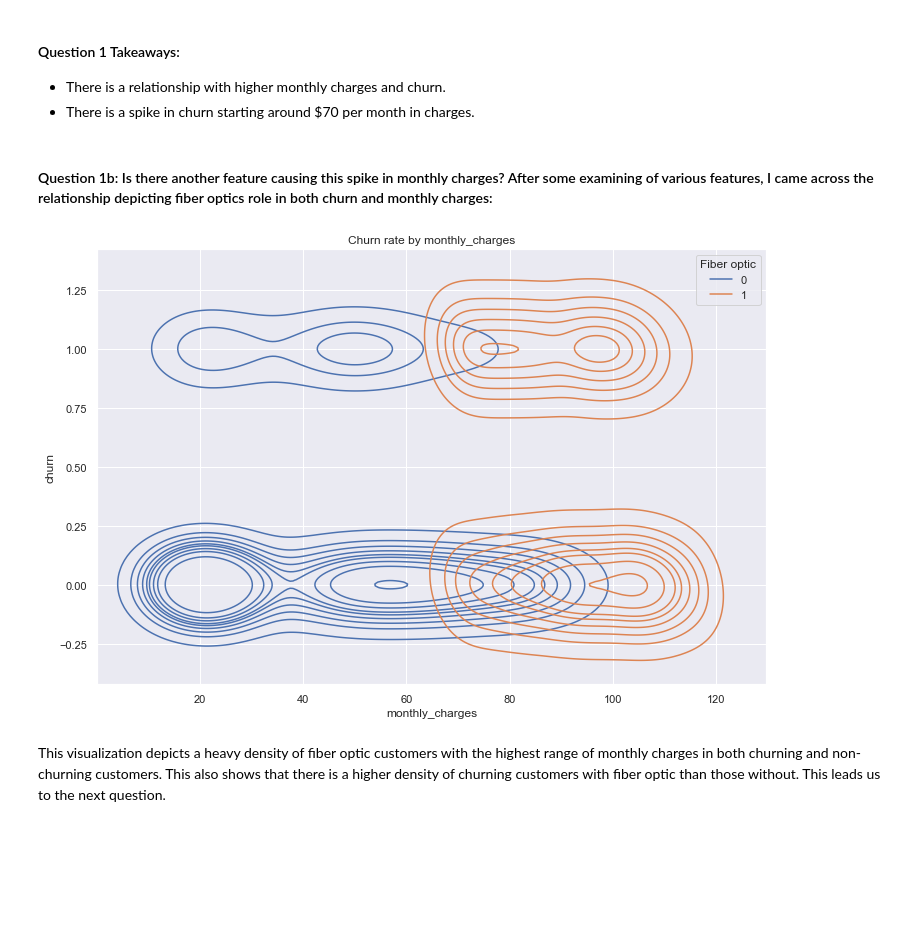
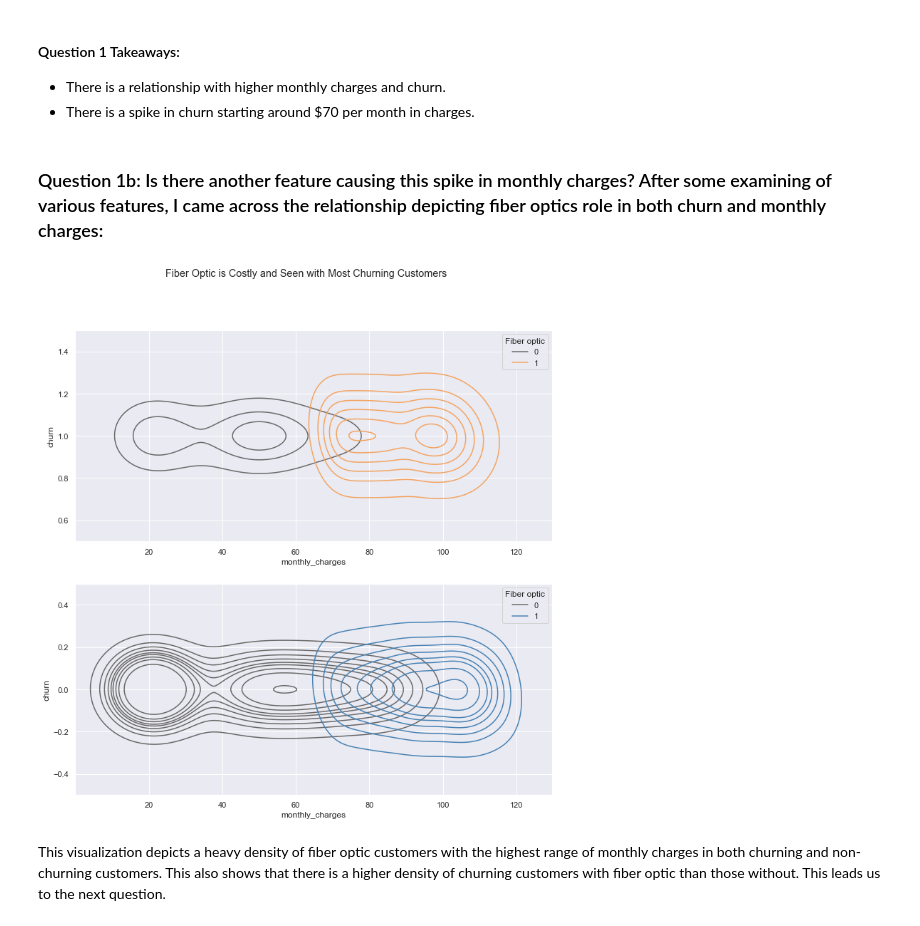
Before and after one commit to morgancross2/classification_project_telco, a Jupyter notebook: final_report.ipynb, the cells around one changed output. Cells and saved outputs as stored; diff of their text form; code cells hidden in the pictures; blank space fills up the shorter version.

```diff
--- a/final_report.ipynb
+++ b/final_report.ipynb
@@ -132,10 +144,6 @@ More specifically:
 # %%
 # Prepare the data
 telco = prepare.prep_telco(telco)
-# %%
-# Feature engineer 'extras', a count of the add-on services available.
-telco['extras'] = telco['online_security'] + telco['online_backup']+telco['device_protection']+telco['tech_support']+ telco['streaming_tv']+telco['streaming_movies']
-telco = telco.drop(columns=['online_security', 'online_backup', 'device_protection','tech_support','streaming_tv','streaming_movies'])
 # %%
 # Split the data into the datasets. 60% for train, 20% for validate, and 20% for test.
 train, val, test = prepare.split_data(telco, 'churn')
@@ -208,17 +216,11 @@ Findings suggest the average monthly charge of a churned customer is higher than
 - There is a relationship with higher monthly charges and churn.
 - There is a spike in churn starting around $70 per month in charges.
 # %% [markdown]
-#### Question 1b: Is there another feature causing this spike in monthly charges? After some examining of various features, I came across the relationship depicting fiber optics role in both churn and monthly charges:
+### Question 1b: Is there another feature causing this spike in monthly charges? After some examining of various features, I came across the relationship depicting fiber optics role in both churn and monthly charges:
 # %%
-# Make the plot larger
-plt.figure(figsize=(12,8))
-# Plot it as a kdeplot, isolating fiber optic customers vs non-fiber optic customers
-sns.kdeplot(data=train, x='monthly_charges', y='churn', hue='Fiber optic')
-# Give it a title
-plt.title('Churn rate by monthly_charges')
-plt.show()
+explore.show_feature(train)
 # %% [output]
-[figure, old version]
+[figure, new version]
 # %% [markdown]
 This visualization depicts a heavy density of fiber optic customers with the highest range of monthly charges in both churning and non-churning customers. This also shows that there is a higher density of churning customers with fiber optic than those without. This leads us to the next question.
 # %% [markdown]
```
Also changed, not shown: parts of 15 cells of this notebook, 2 other files.
